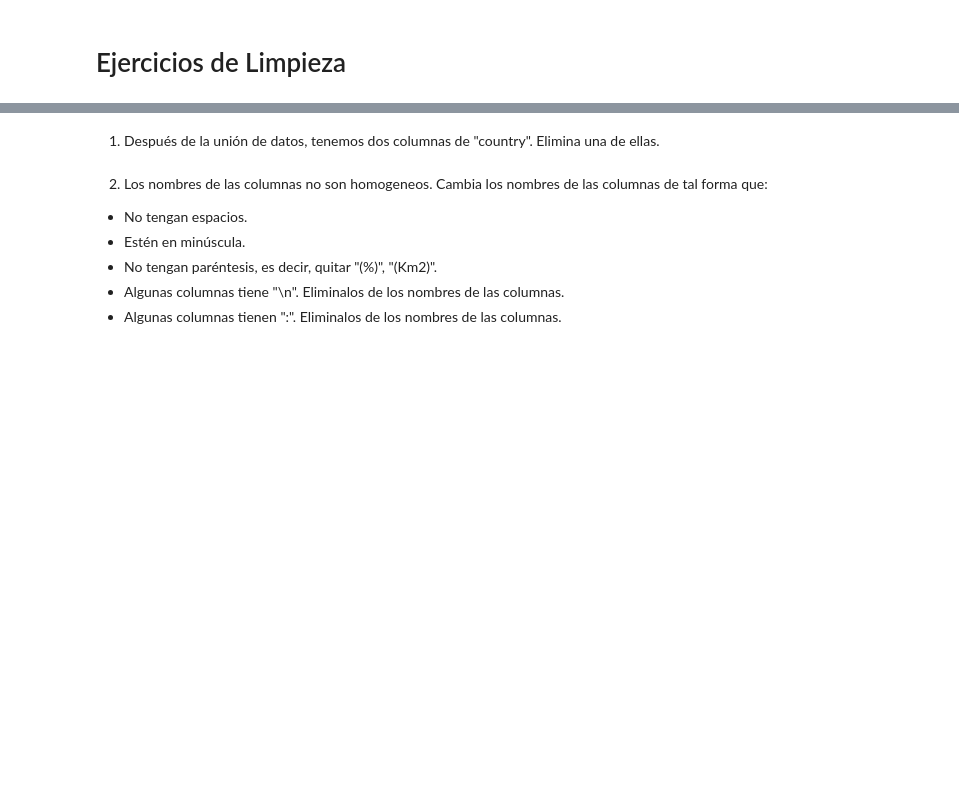
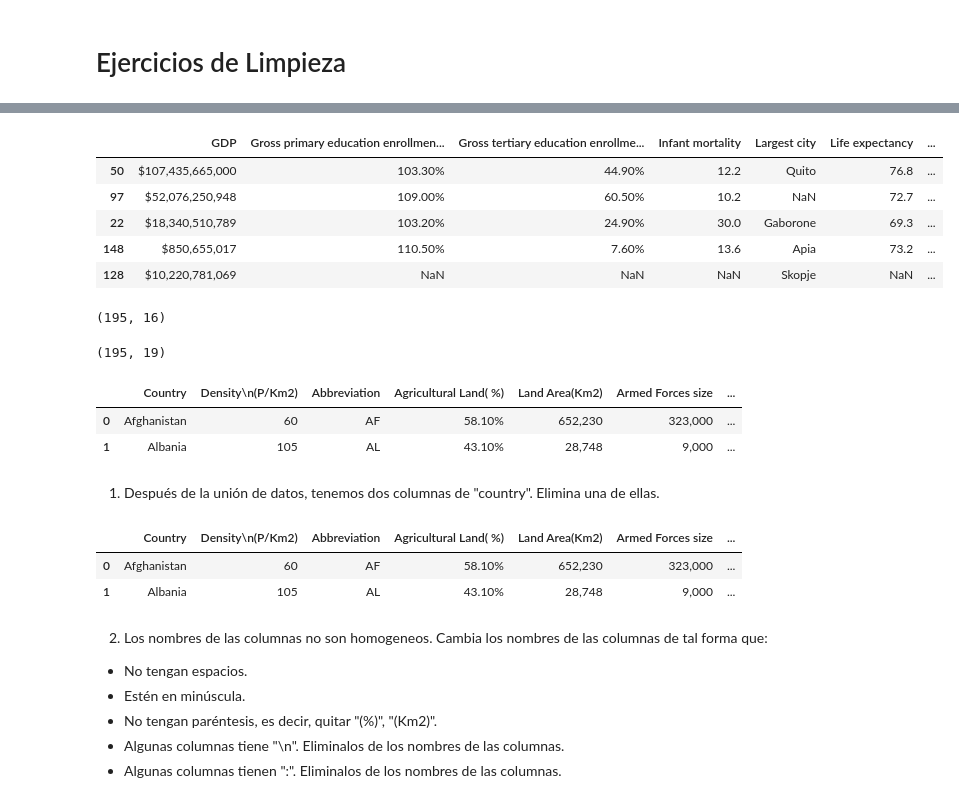
Before and after one commit to Iara-AC/promoK-modulo3-sprint1-pairprogramming-Rosana_Iara, a Jupyter notebook: pair_union_limpieza.ipynb, the cells around one changed output, grey strips where cells are left out. Cells and saved outputs as stored; diff of their text form; code cells hidden in the pictures; blank space fills up the shorter version.

```diff
--- a/pair_union_limpieza.ipynb
+++ b/pair_union_limpieza.ipynb
@@ -6,5 +37,37 @@ import numpy as np
+# %%
+df_2.sample(5)
+# %% [output]
+|  | GDP | Gross primary education enrollmen... | Gross tertiary education enrollme... | Infant mortality | Largest city | Life expectancy | ... |
+| 50 | $107,435,665,000 | 103.30% | 44.90% | 12.2 | Quito | 76.8 | ... |
+| 97 | $52,076,250,948 | 109.00% | 60.50% | 10.2 | NaN | 72.7 | ... |
+| 22 | $18,340,510,789 | 103.20% | 24.90% | 30.0 | Gaborone | 69.3 | ... |
+| 148 | $850,655,017 | 110.50% | 7.60% | 13.6 | Apia | 73.2 | ... |
+| 128 | $10,220,781,069 | NaN | NaN | NaN | Skopje | NaN | ... |
+# %%
+df_1.shape
+# %% [output]
+(195, 16)
+# %%
+df_2.shape
+# %% [output]
+(195, 19)
+# %%
+df_merge = df_1.merge(df_2, how='inner', left_on="Country", right_on="country")
+
+df_merge.head(2)
+# %% [output]
+|  | Country | Density\n(P/Km2) | Abbreviation | Agricultural Land( %) | Land Area(Km2) | Armed Forces size | ... |
+| 0 | Afghanistan | 60 | AF | 58.10% | 652,230 | 323,000 | ... |
+| 1 | Albania | 105 | AL | 43.10% | 28,748 | 9,000 | ... |
 # %% [markdown]
 1. Después de la unión de datos, tenemos dos columnas de "country". Elimina una de ellas.
+# %%
+df_merge.drop("country", axis=1, inplace=True)
+df_merge.head(2)
+# %% [output]
+|  | Country | Density\n(P/Km2) | Abbreviation | Agricultural Land( %) | Land Area(Km2) | Armed Forces size | ... |
+| 0 | Afghanistan | 60 | AF | 58.10% | 652,230 | 323,000 | ... |
+| 1 | Albania | 105 | AL | 43.10% | 28,748 | 9,000 | ... |
 # %% [markdown]
 2. Los nombres de las columnas no son homogeneos. Cambia los nombres de las columnas de tal forma que:
 - No tengan espacios.
```
Also changed, not shown: parts of 10 cells of this notebook.
